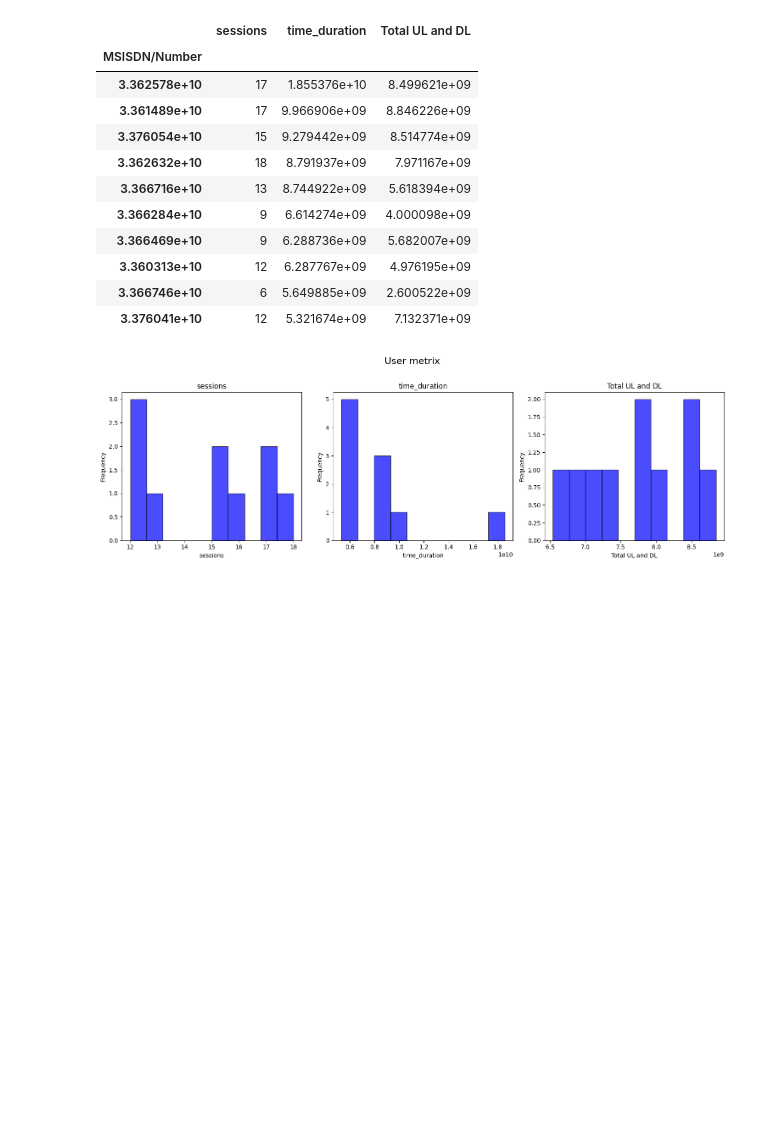
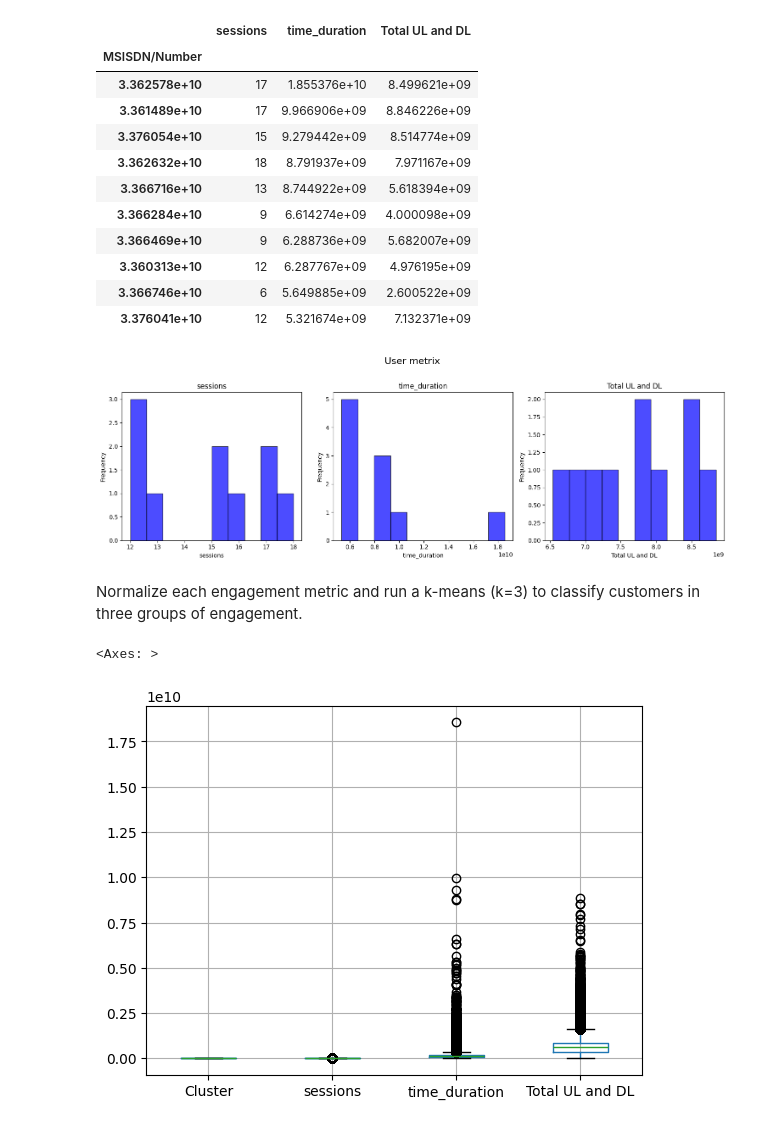
Before and after one commit to Leulseged-Mesfin/Tellco-Analysis, a Jupyter notebook: notbooks/User Engagement Analysis.ipynb, the cells around one changed output. Saved outputs shown, nothing was run; the diff lists cells and outputs as text; code cells hidden in the pictures; blank space fills up the shorter version.

Commit message:
Normalize each engagement metric and run a k-means.

```diff
--- a/notbooks/User Engagement Analysis.ipynb
+++ b/notbooks/User Engagement Analysis.ipynb
@@ -331,3 +331,10 @@ data_volume = users.nlargest(10, "Total UL and DL")['Total UL and DL']
 mult_hist([sessions, duration, data_volume], 1,3, "User metrix", ['sessions', 'time_duration','Total UL and DL'])
 # %% [output]
 [figure]
+# %% [markdown]
+Normalize each engagement metric and run a k-means (k=3) to classify customers in three groups of engagement.
+# %%
+users.boxplot()
+# %% [output]
+<Axes: >
+[figure, added]
```
Also changed, not shown: parts of 5 cells of this notebook.
